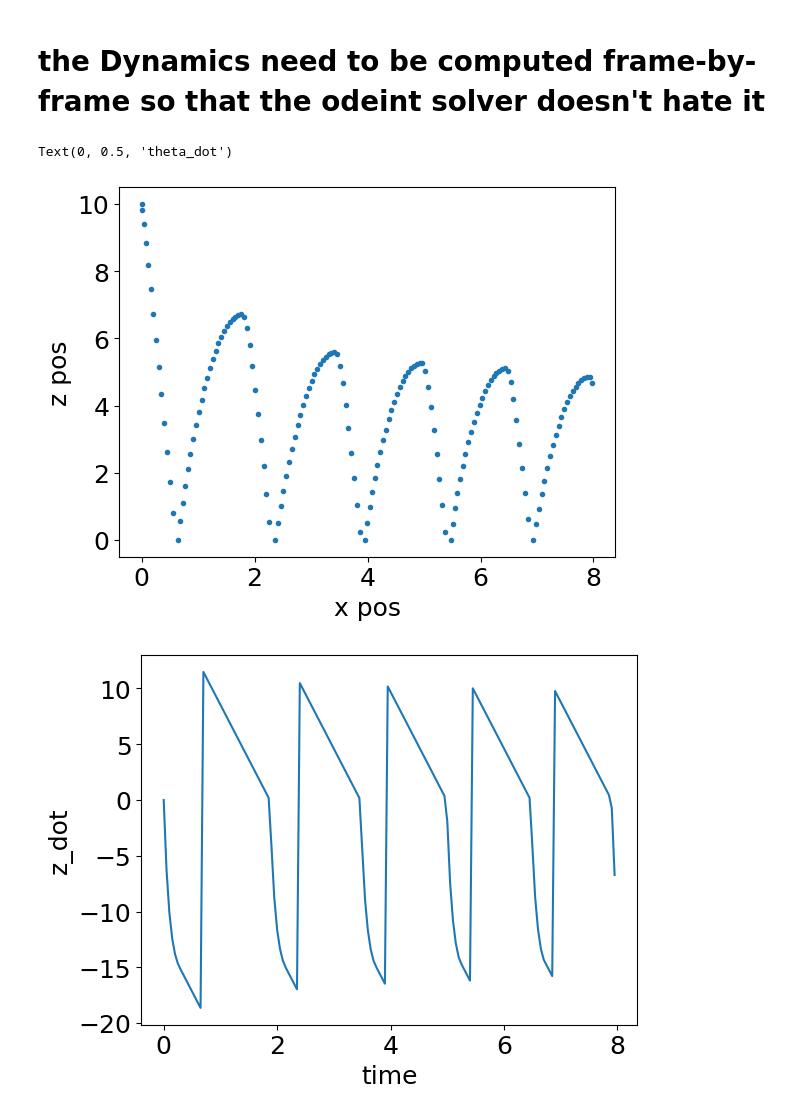
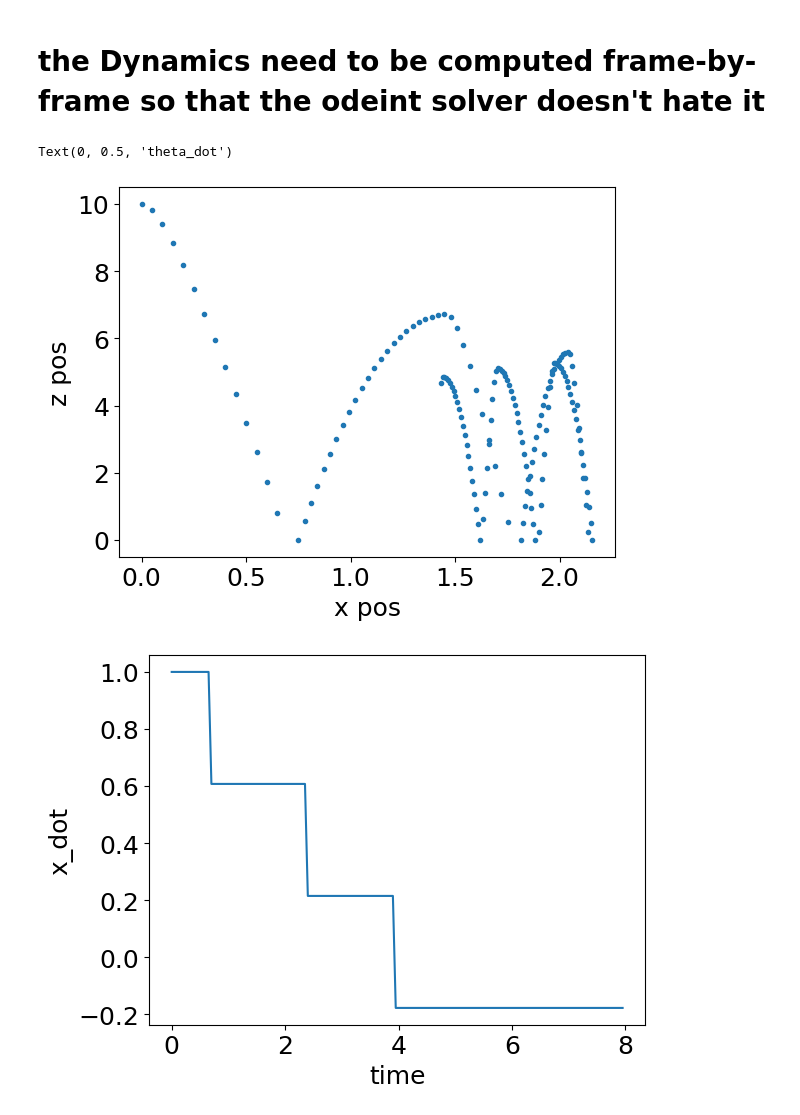
Before and after one commit to tylerjohnbecker/Nonlinear_and_Data_Driven_Estimation, a Jupyter notebook: BouncingBall.ipynb, the cells around one changed output. Saved outputs shown, nothing was run; the diff lists cells and outputs as text; code cells hidden in the pictures.

```diff
--- a/BouncingBall.ipynb
+++ b/BouncingBall.ipynb
@@ -282,8 +282,8 @@ def u_func(x_vec, tsim, m=m, g=g, r=r, Im=Im, e=e, mu=mu):
 
     ctrl_x = 10 * err_x
 
-    theta_dot_desired = -3
-    theta_dot = x_vec[4]
+    theta_dot_desired = -1
+    theta_dot = x_vec[5]
 
     err_theta = theta_dot_desired - theta_dot
 
@@ -296,14 +296,14 @@ def u_func(x_vec, tsim, m=m, g=g, r=r, Im=Im, e=e, mu=mu):
     ctrl_z = 10 * err_z
 
     if x_vec[2] > 3 and z_dot < 0:
-        return [ctrl_x, ctrl_z, 0]
+        return [0, ctrl_z, ctrl_theta]
 
-    return [ctrl_x, 0, 0]
+    return [0, 0, 0]
 # %%
 delta_t = .05
 tsim = np.arange(0, 8.0, step=delta_t)
 # %%
-x0 = np.array([0, 0, 10.0, 0, 0, 0])
+x0 = np.array([0, 1, 10.0, 0, 0, 0])
 # %% [markdown]
 # Event for when we switch to the Impact Dynamics
 # %%
@@ -330,7 +330,7 @@ for i in range(1, len(tsim)):
     next_time = tsim[i]
 
     # Integrate for a small step
-    sol.append(odeint(f_ode, current_state, [current_time, next_time], args=(u_func, f))[-1])
+    sol.append(odeint(f_ode, current_state, [current_time, next_time], args=(u_func, f_ode))[-1])
 
     # Check for event
     event_val_prev = ground_event(current_time, current_state)
@@ -350,25 +350,35 @@ for i in range(1, len(tsim)):
 # %%
 sol = np.array(sol)
 
 fig = plt.figure()
 ax = fig.add_subplot(111)
 ax.plot(sol[:, 0], sol[:, 2], '.')
 ax.set_xlabel('x pos')
 ax.set_ylabel('z pos')
 
 
+
+fig3 = plt.figure()
+ax3 = fig3.add_subplot(111)
+ax3.plot(tsim, sol[:,1])
+ax3.set_xlabel('time')
+ax3.set_ylabel('x_dot')
 fig2 = plt.figure()
 ax2 = fig2.add_subplot(111)
 ax2.plot(tsim, sol[:,3])
 ax2.set_xlabel('time')
 ax2.set_ylabel('z_dot')
-
+fig3 = plt.figure()
+ax3 = fig3.add_subplot(111)
+ax3.plot(tsim, sol[:,4])
+ax3.set_xlabel('time')
+ax3.set_ylabel('theta')
 fig3 = plt.figure()
 ax3 = fig3.add_subplot(111)
 ax3.plot(tsim, sol[:,5])
 ax3.set_xlabel('time')
 ax3.set_ylabel('theta_dot')
 # %% [output]
 Text(0, 0.5, 'theta_dot')
-[figure, old version]
+[figure, new version]
-[figure, old version]
+[figure, new version]
```
Also changed, not shown: parts of 1 cell of this notebook.
